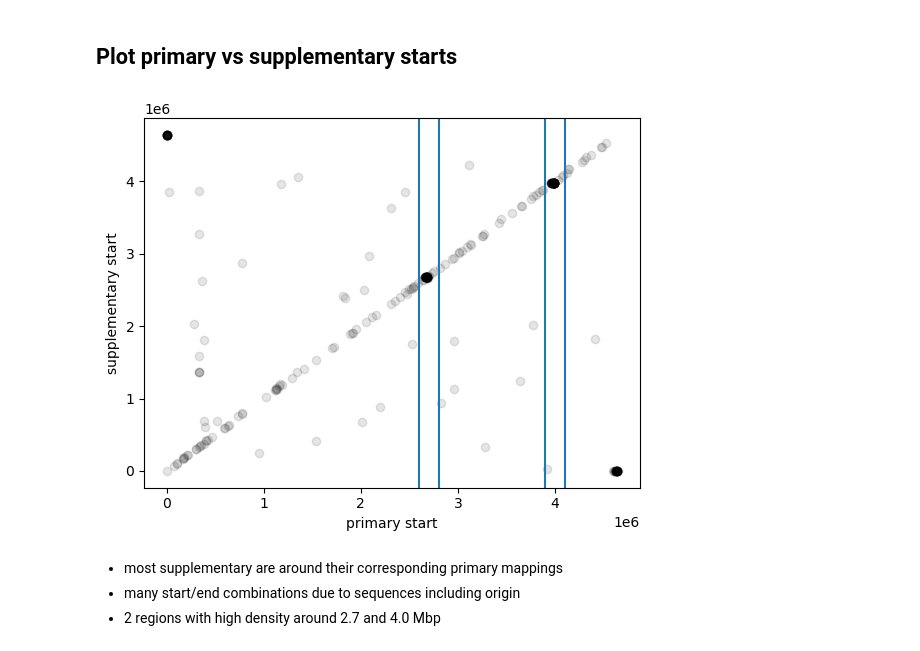
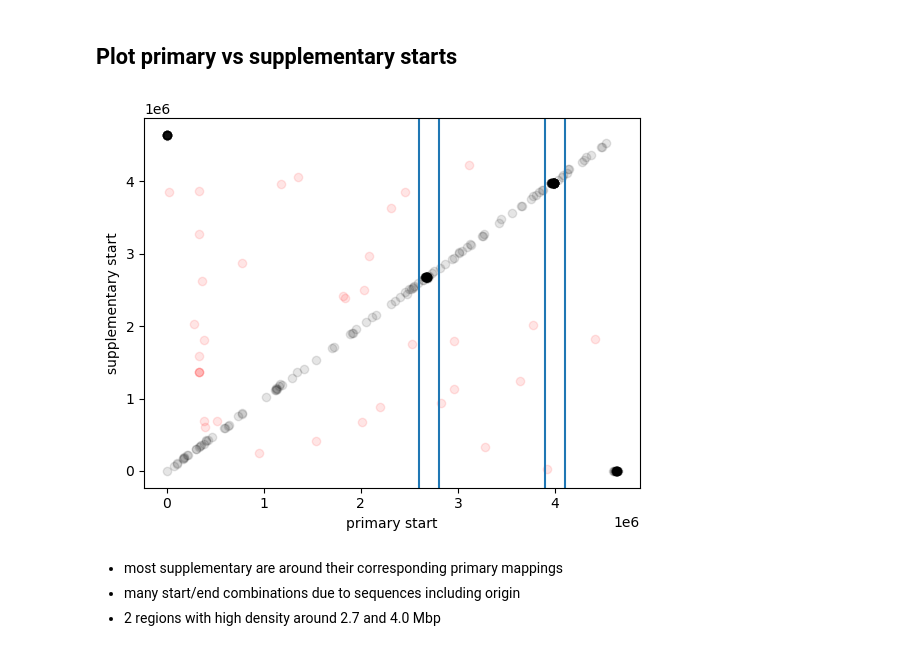
Before and after one commit to mmolari/sp_supplementary_reads, a Jupyter notebook: drafts/Extract_suppl.ipynb, the cells around one changed output. Saved outputs shown, nothing was run; the diff lists cells and outputs as text; code cells hidden in the pictures.

Commit message:
Add distant mappings

```diff
--- a/drafts/Extract_suppl.ipynb
+++ b/drafts/Extract_suppl.ipynb
@@ -97,3 +99,19 @@ for s in supplementary:
+# %%
+distant = []
+for q in query_ids:
+    p = q["primary"]
+    for s in q["supplementary"]:
+        if np.abs(s-p) > 1e5 and np.abs(s-p) < 4e6:
+            distant.append(q["query_name"])
+distant = np.unique(distant)
+
+distant_df = []
+for d in distant:
+    distant_df.append({
+        "query_name" : d
+    })
+distant_df = pd.DataFrame(distant_df)
+distant_df.to_csv("../results/distant_mappings.csv")
 # %% [markdown]
 ## Plot primary vs secondary starts for queries with supplementary mappings
 # %%
@@ -114,17 +132,19 @@ plt.show()
 # %%
 for q in query_ids:
     for s in q["supplementary"]:
-        plt.scatter(q["primary"],s,c="k",alpha=0.1)
+        p = q["primary"]
+        color = "r" if (np.abs(s-p) > 1e5 and np.abs(s-p) < 4e6) else "k"
+        plt.scatter(q["primary"],s,c=color,alpha=0.1)
 plt.axvline(2.6e6)
 plt.axvline(2.8e6)
 plt.axvline(3.9e6)
 plt.axvline(4.1e6)
 plt.xlabel("primary start")
 plt.ylabel("supplementary start")
 plt.savefig("../results/figures/extract_suppl_supplementary.png")
 plt.show()
 # %% [output]
-[figure, old version]
+[figure, new version]
 # %% [markdown]
 - most supplementary are around their corresponding primary mappings
 - many start/end combinations due to sequences including origin
```
Also changed, not shown: parts of 1 cell of this notebook, 2 other files.
